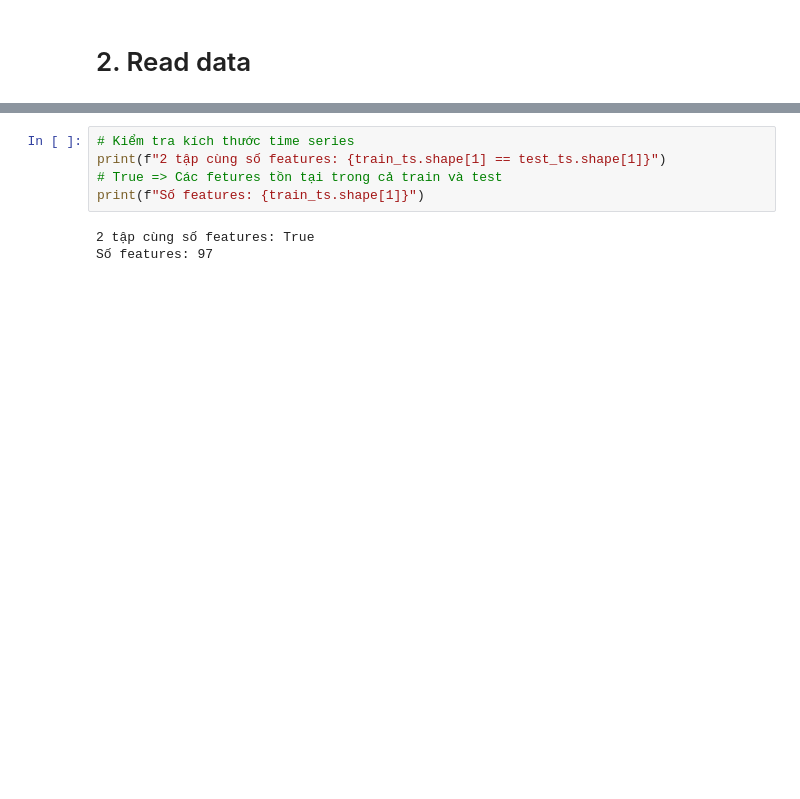
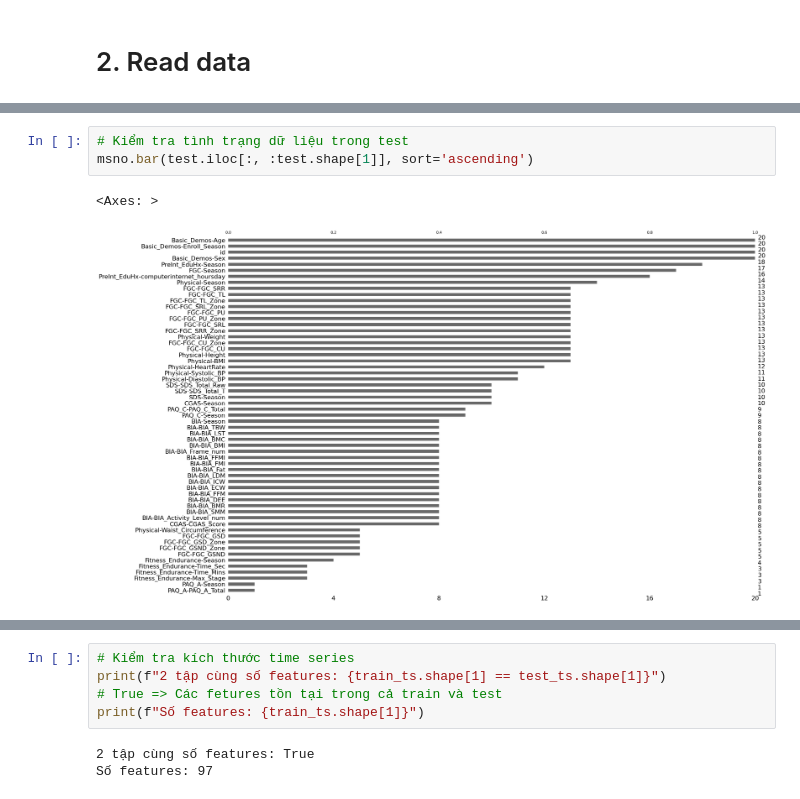
Before and after one commit to PhatNguyenduc/ML_Kaggle_CMI-PIU, a Jupyter notebook: model-cmp.ipynb, the cells around one changed output, grey strips where cells are left out. Saved outputs shown, nothing was run; the diff lists cells and outputs as text; blank space fills up the shorter version.

```diff
--- a/model-cmp.ipynb
+++ b/model-cmp.ipynb
@@ -174,2 +149,8 @@ Change the values on columns with Dtype object to numbers
+# %%
+# Kiểm tra tình trạng dữ liệu trong test
+msno.bar(test.iloc[:, :test.shape[1]], sort='ascending')
+# %% [output]
+<Axes: >
+[figure, added]
 # %%
 # Kiểm tra các cột dư thừa ở trong train không có trong test
```
Also changed, not shown: parts of 98 cells of this notebook.
